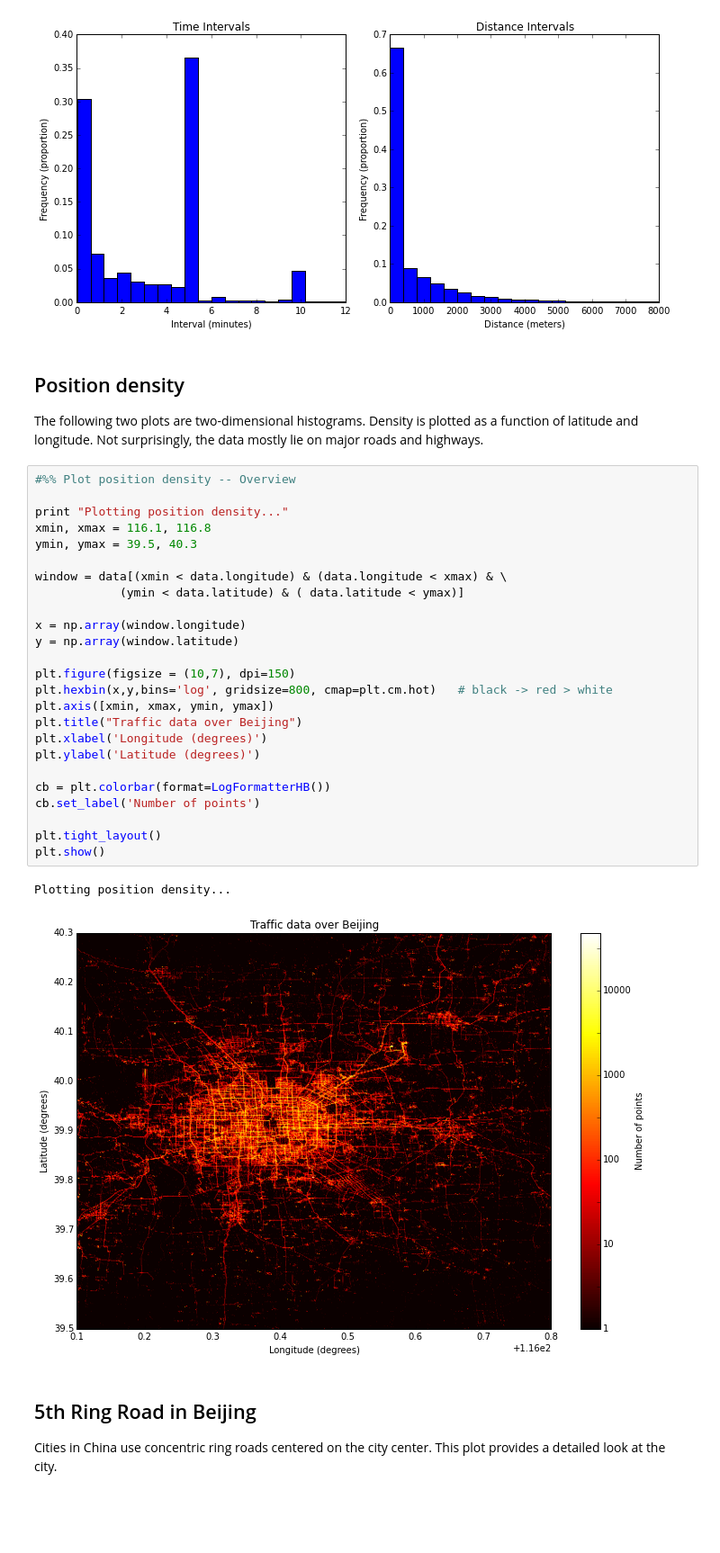
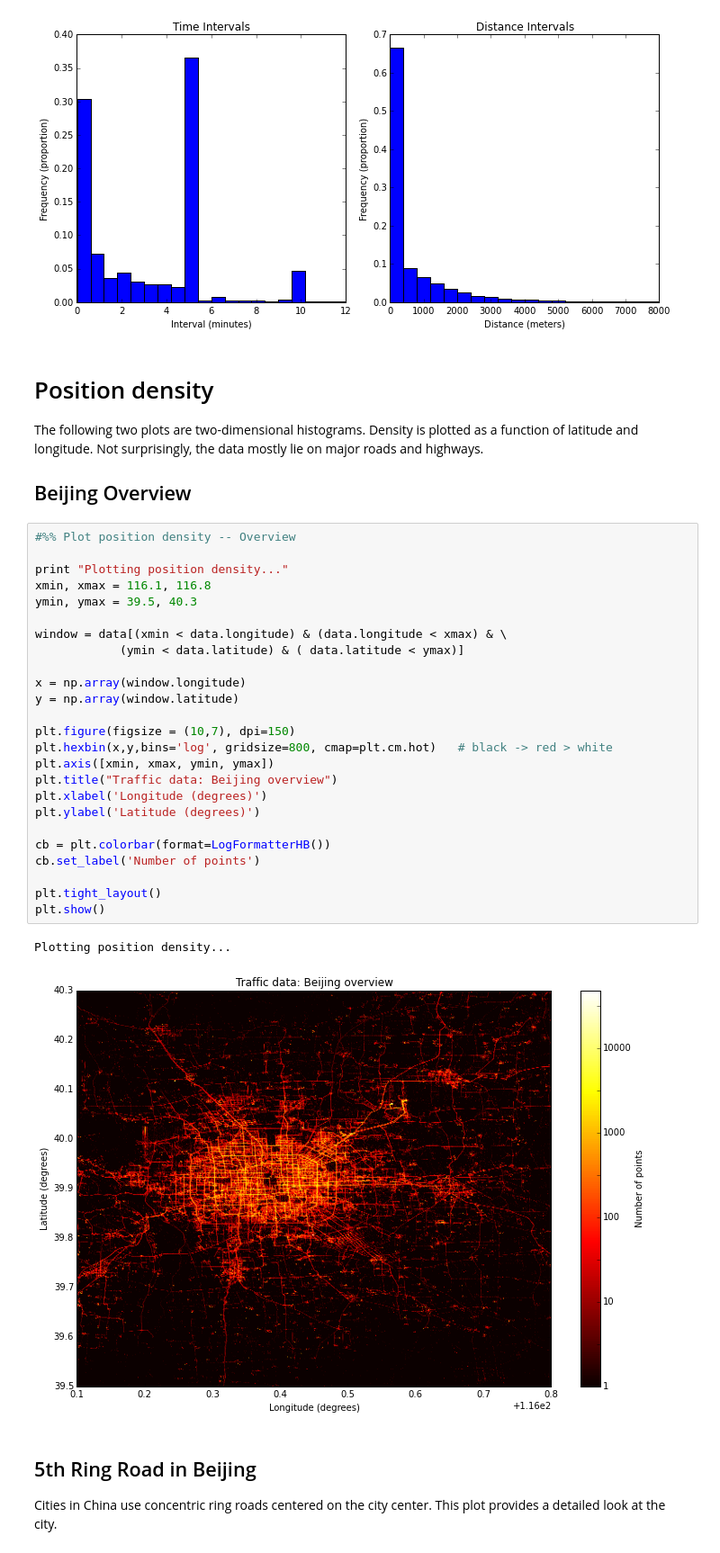
Before and after one commit to roryhr/taxi-trajectories, a Jupyter notebook: taxi-data-notebook.ipynb, the cells around one changed output. Shown at 90% size. Drawn from its saved outputs; the diff is of its cells as text; blank space fills up the shorter version.

Commit message:
Update plot title

```diff
--- a/taxi-data-notebook.ipynb
+++ b/taxi-data-notebook.ipynb
@@ -199,39 +199,41 @@ fig.tight_layout()
 Plotting time intervals...
 [figure]
 # %% [markdown]
-## Position density
+# Position density
 
 The following two plots are two-dimensional histograms.
 Density is plotted as a function of latitude and longitude.
 Not surprisingly, the data mostly lie on major roads and highways.
+
+## Beijing Overview
 # %%
 #%% Plot position density -- Overview
 
 print "Plotting position density..."
 xmin, xmax = 116.1, 116.8
 ymin, ymax = 39.5, 40.3
 
 window = data[(xmin < data.longitude) & (data.longitude < xmax) & \
             (ymin < data.latitude) & ( data.latitude < ymax)]
 
 x = np.array(window.longitude)
 y = np.array(window.latitude)
 
 plt.figure(figsize = (10,7), dpi=150)
 plt.hexbin(x,y,bins='log', gridsize=800, cmap=plt.cm.hot)   # black -> red > white
 plt.axis([xmin, xmax, ymin, ymax])
-plt.title("Traffic data over Beijing")
+plt.title("Traffic data: Beijing overview")
 plt.xlabel('Longitude (degrees)')
 plt.ylabel('Latitude (degrees)')
 
 cb = plt.colorbar(format=LogFormatterHB())
 cb.set_label('Number of points')
 
 plt.tight_layout()
 plt.show()
 # %% [output]
 Plotting position density...
-[figure, old version]
+[figure, new version]
 # %% [markdown]
 ## 5th Ring Road in Beijing
 
```
Also changed, not shown: parts of 3 cells of this notebook.
